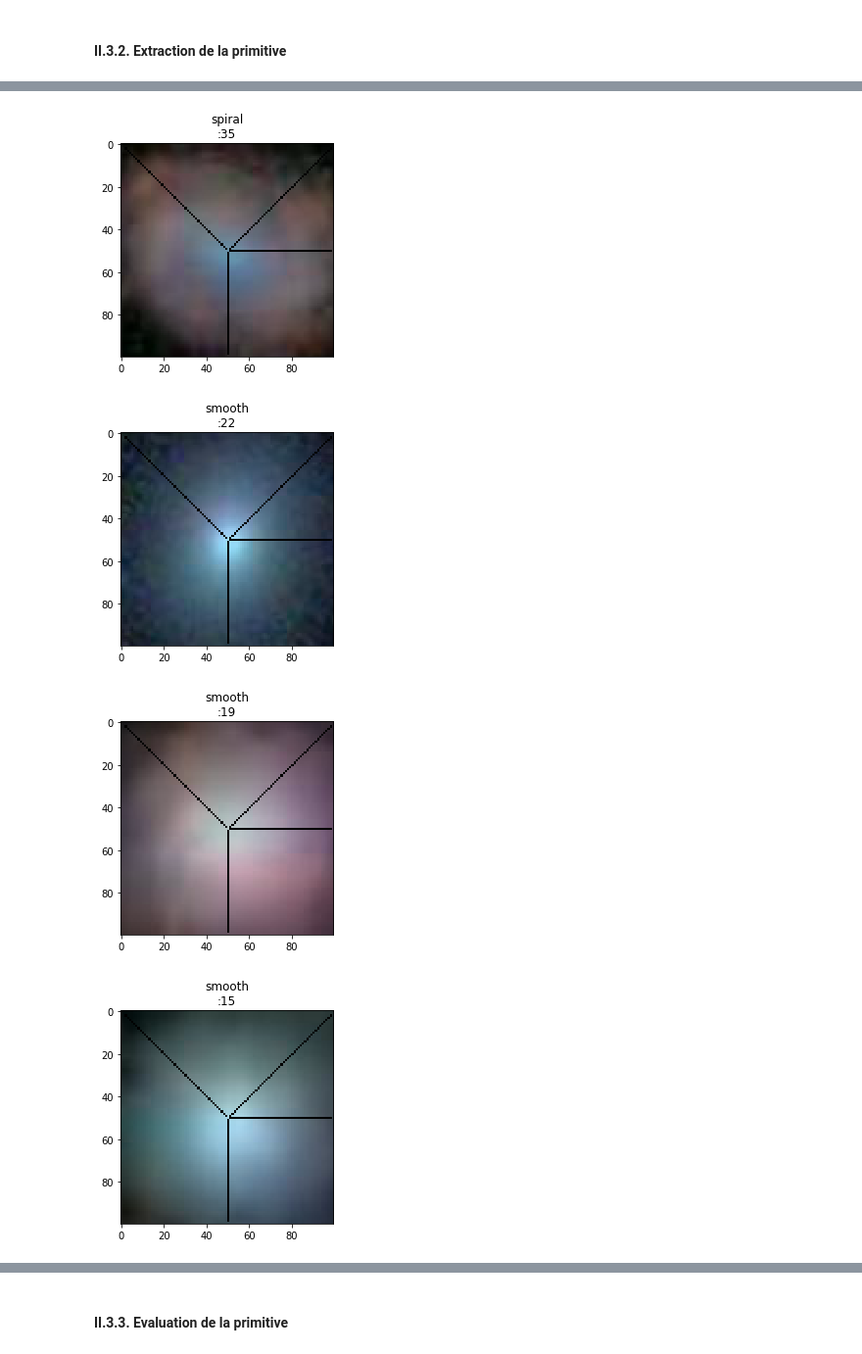
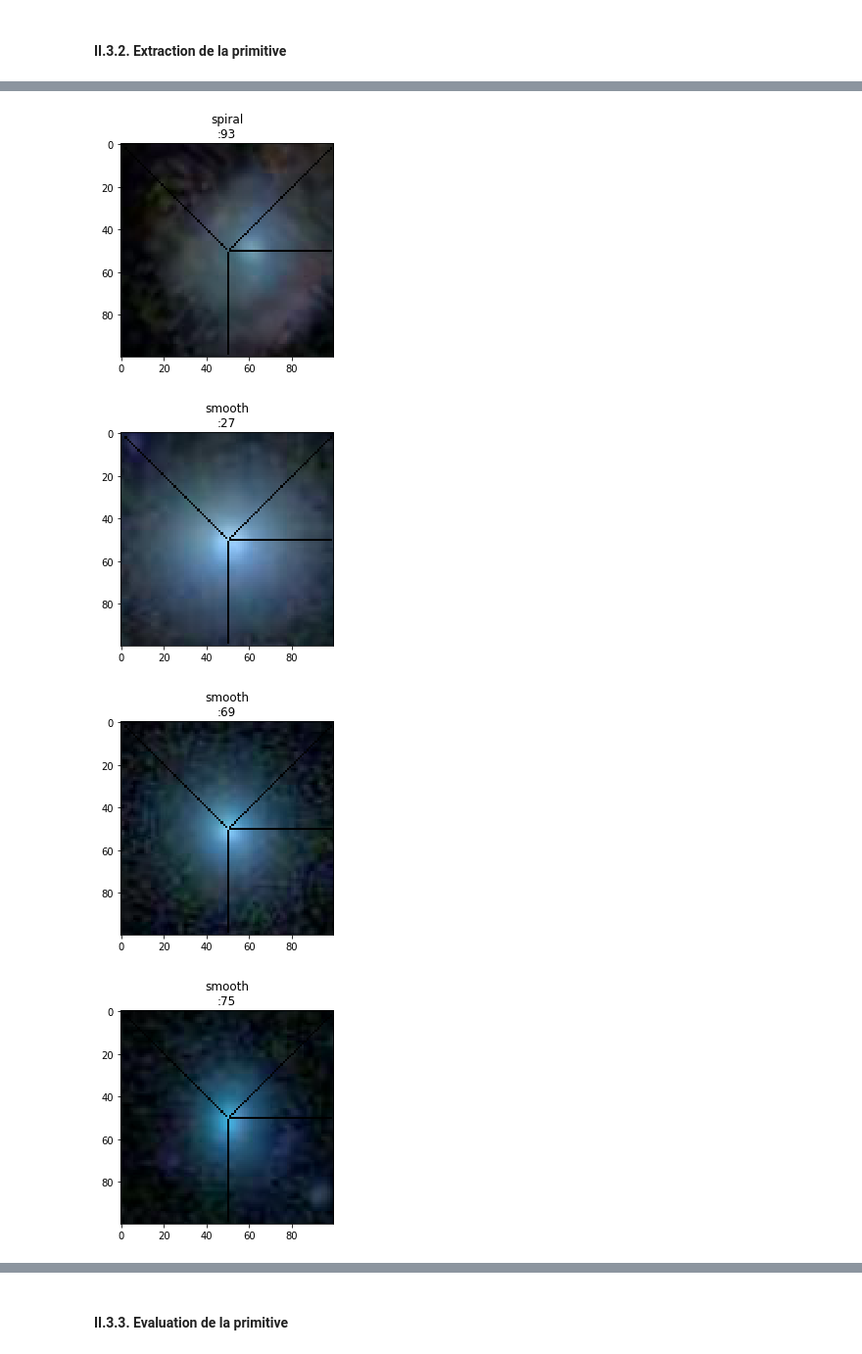
Before and after one commit to uvsq21501832/GIT_DEPOT_GTI770_TP01, a Jupyter notebook: TP01.ipynb, the cells around one changed output, grey strips where cells are left out. Shown: that part at 98% size. Saved outputs shown, nothing was run; the diff lists cells and outputs as text; code cells hidden in the pictures.

```diff
--- a/TP01.ipynb
+++ b/TP01.ipynb
@@ -352,7 +352,7 @@ for i in images_a_visualiser :
     plt.title(""+str(Y_train[count_data_set])+":"+str(nombre_point_lum_hors_centres[count_data_set]))
     plt.show()
     #affichage de chaque 6 images
-    count_data_set+=6
+    count_data_set+=4
     if(count_data_set) >= images_a_visualiser.shape[0] :
         break
 # %% [output]
@@ -364,4 +364,4 @@ for i in images_a_visualiser :
-[figure, old version]
+[figure, new version]
-[figure, old version]
+[figure, new version]
-[figure, old version]
+[figure, new version]
-[figure, old version]
+[figure, new version]
```
Also changed, not shown: parts of 4 cells of this notebook.
